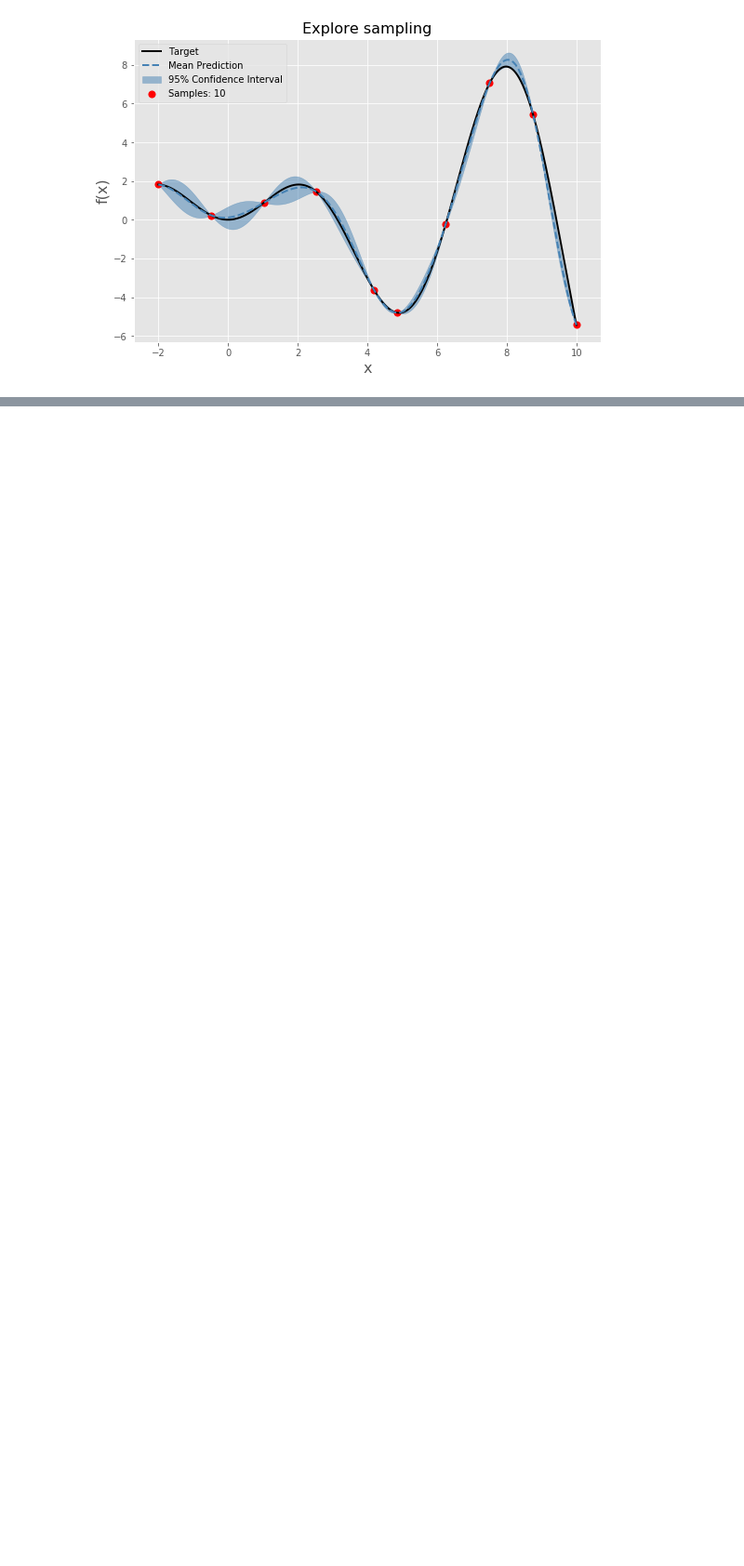
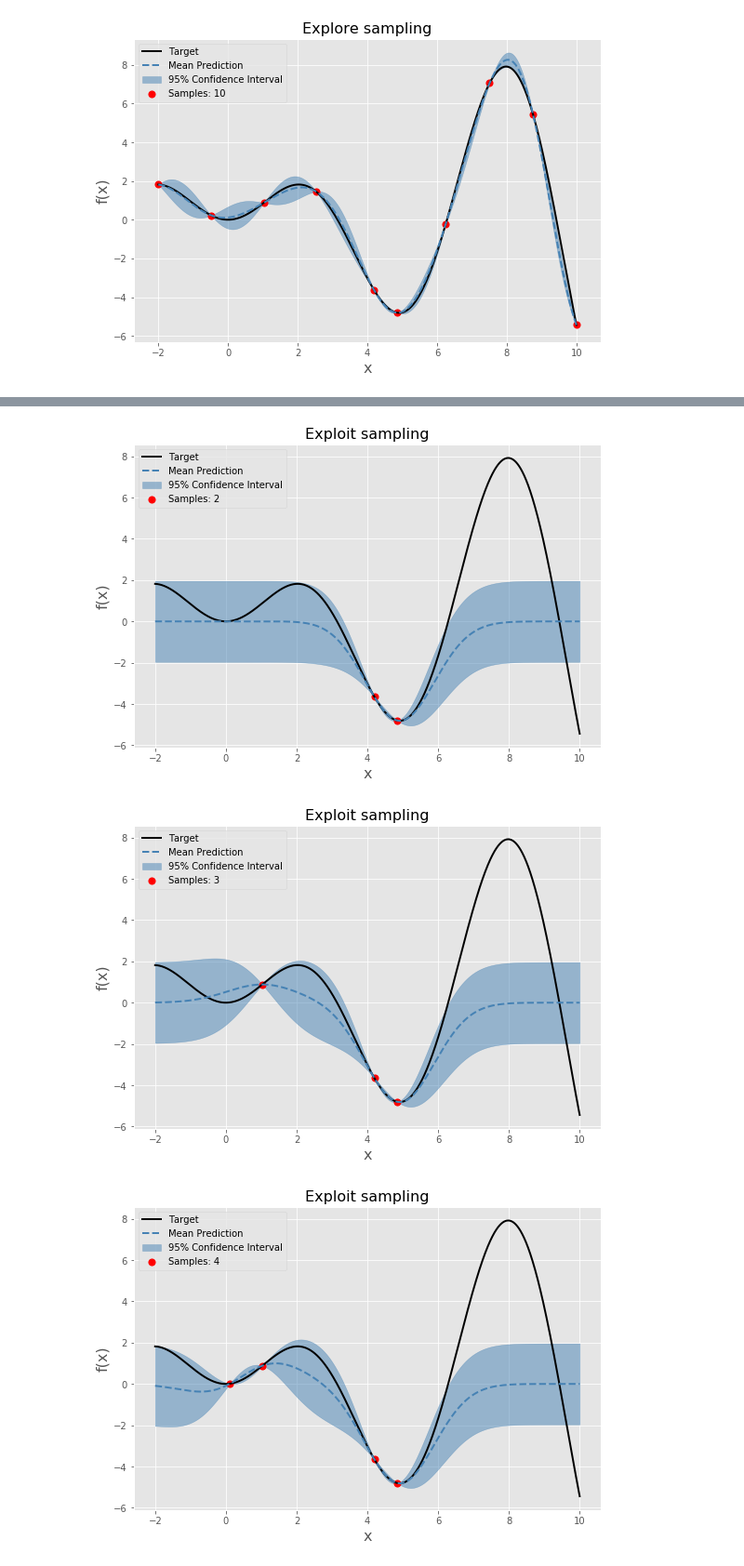
Before and after one commit to jkingphd/practical_bayes_opt, a Jupyter notebook: gp_example.ipynb, the cells around one changed output, grey strips where cells are left out. Shown at 93% size. Drawn from its saved outputs; the diff is of its cells as text; code cells hidden in the pictures; blank space fills up the shorter version.

```diff
--- a/gp_example.ipynb
+++ b/gp_example.ipynb
@@ -69,7 +69,7 @@ Try to select the next sample point with the goal of fully exploring the functio
 def util_explore(x, sigma):
     return x[np.argmax(sigma)]
 
-def get_samples(x, y, x_sample, y_sample, n_samples=10):
+def get_samples_explore(x, y, x_sample, y_sample, n_samples=10):
     while x_sample.shape[0] < n_samples:
         gp = GaussianProcessRegressor(random_state=seed).fit(x_sample, y_sample)
         mu, sigma = gp.predict(x, return_std=True)
@@ -79,7 +79,7 @@ def get_samples(x, y, x_sample, y_sample, n_samples=10):
         y_sample = np.append(y_sample, y_next).reshape(-1,1)
     return x_sample, y_sample
 # %%
-x_sample_explore, y_sample_explore = get_samples(x, y, x_sample[:2], y_sample[:2])
+x_sample_explore, y_sample_explore = get_samples_explore(x, y, x_sample[:2], y_sample[:2])
 
 for i in range(2, x_sample_explore.shape[0]+1):
     fname = 'explore_gp_%03d.png' % i
@@ -96,0 +99,23 @@ for i in range(2, x_sample_explore.shape[0]+1):
+# %%
+def util_exploit(x, mu, sigma):
+    return x[np.argmax(mu.ravel() + sigma)]
+
+def get_samples_exploit(x, y, x_sample, y_sample, n_samples=10):
+    while x_sample.shape[0] < n_samples:
+        gp = GaussianProcessRegressor(random_state=seed).fit(x_sample, y_sample)
+        mu, sigma = gp.predict(x, return_std=True)
+        x_next = util_exploit(x, mu, sigma)
+        y_next = target(x_next)
+        x_sample = np.append(x_sample, x_next).reshape(-1,1)
+        y_sample = np.append(y_sample, y_next).reshape(-1,1)
+    return x_sample, y_sample
+# %%
+x_sample_exploit, y_sample_exploit = get_samples_exploit(x, y, x_sample[:2], y_sample[:2])
+
+for i in range(2, x_sample_exploit.shape[0]+1):
+    fname = 'exploit_gp_%03d.png' % i
+    plot_gp(x, y, x_sample_exploit[:i], y_sample_exploit[:i], 'Exploit sampling', fname)
+# %% [output]
+[figure, added]
+[figure, added]
+[figure, added]
```
Also changed, not shown: parts of 5 cells of this notebook.
